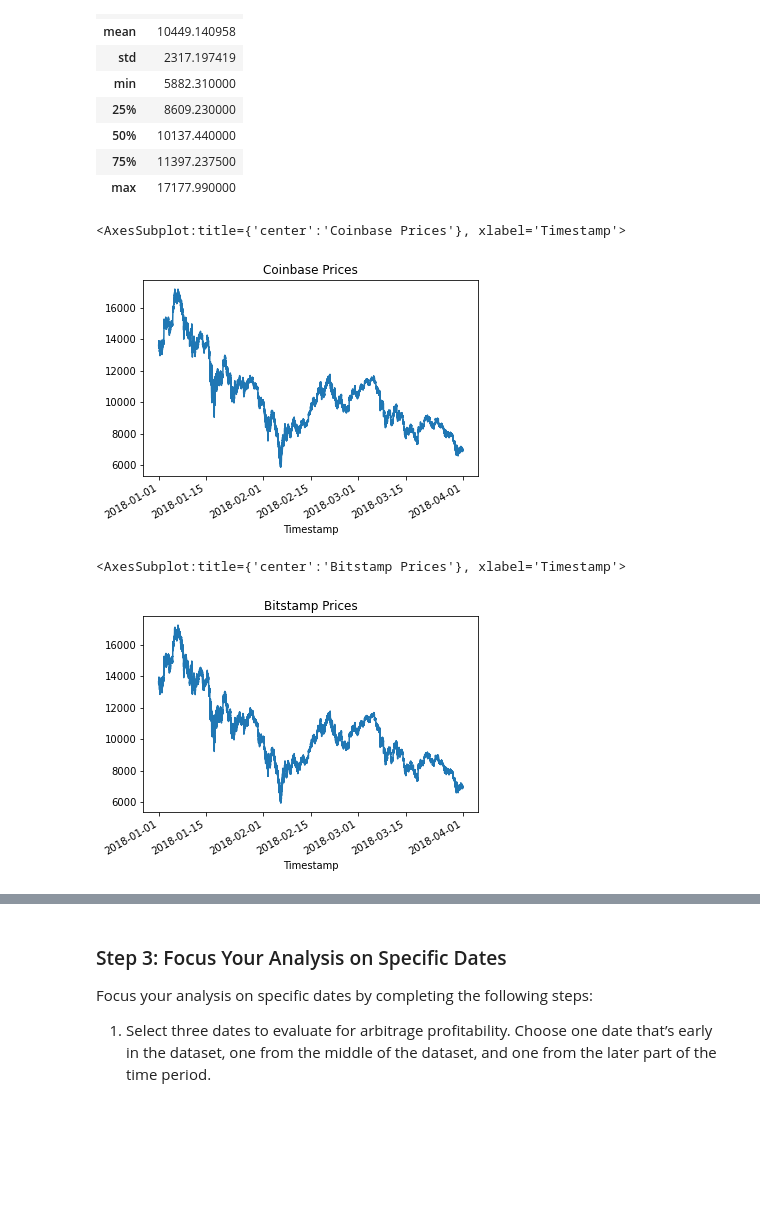
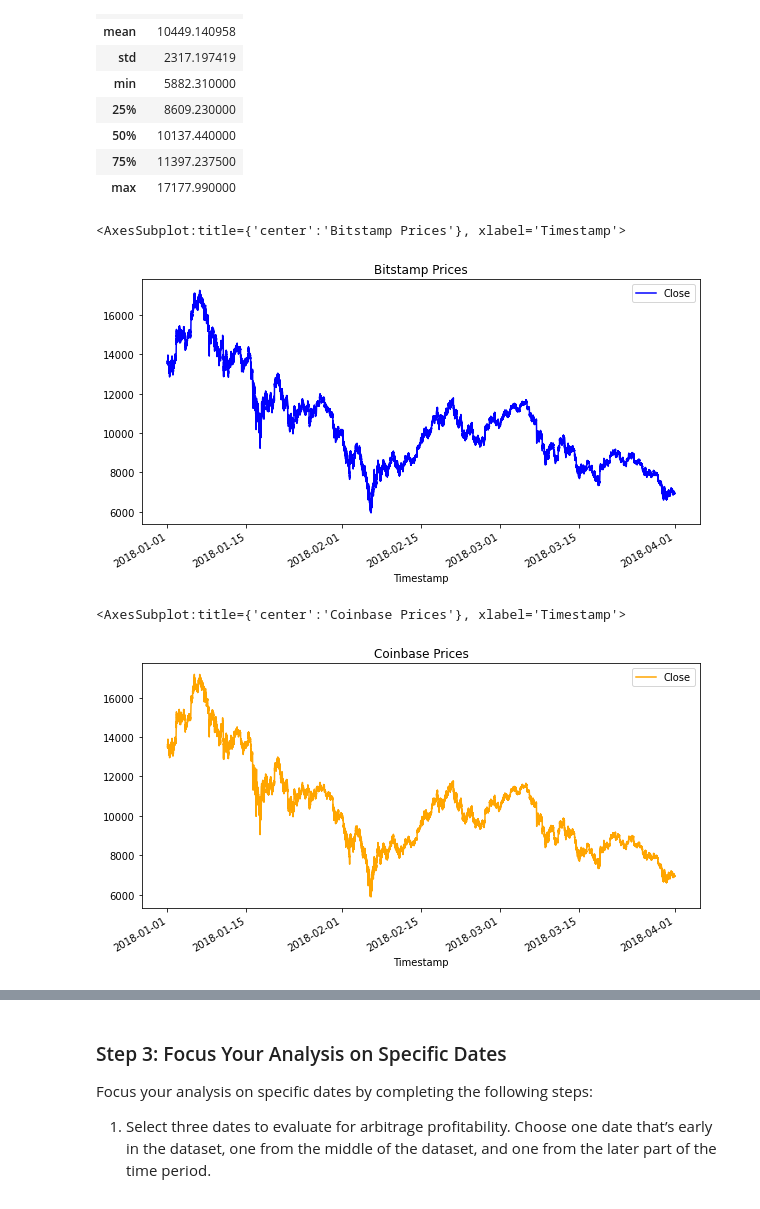
Before and after one commit to tosulai2/Crypto-Arbitrage, a Jupyter notebook: Crypto-Arbitrage/crypto_arbitrage.ipynb, the cells around one changed output, grey strips where cells are left out. Saved outputs shown, nothing was run; the diff lists cells and outputs as text; code cells hidden in the pictures; blank space fills up the shorter version.

```diff
--- a/Crypto-Arbitrage/crypto_arbitrage.ipynb
+++ b/Crypto-Arbitrage/crypto_arbitrage.ipynb
@@ -192,10 +192,12 @@ Select the data you want to analyze. Use `loc` or `iloc` to select the following
 * Close
 # %%
 # Use loc or iloc to select `Timestamp (the index)` and `Close` from bitstamp DataFrame
-bitstamp_sliced = # YOUR CODE HERE
+boolean_filter = [False, False, False, True, False, False, False]
+bitstamp_sliced = bitstamp.loc[:, boolean_filter]
 
 # Review the first five rows of the DataFrame
 # YOUR CODE HERE
+bitstamp_sliced.head(5)
 # %% [output]
 |  | Close |
 | Timestamp |  |
@@ -259,17 +265,21 @@ Sort through the time series data associated with the bitstamp and coinbase Data
 # %%
 # Create a line plot for the bitstamp DataFrame for the full length of time in the dataset
 # Be sure that the figure size, title, and color are tailored to each visualization
 # YOUR CODE HERE
+%matplotlib inline
+bitstamp_sliced.plot(kind ='line', figsize=(10,5), title="Bitstamp Prices", color="blue")
 # %% [output]
-<AxesSubplot:title={'center':'Coinbase Prices'}, xlabel='Timestamp'>
+<AxesSubplot:title={'center':'Bitstamp Prices'}, xlabel='Timestamp'>
-[figure, old version]
+[figure, new version]
 # %%
 # Create a line plot for the coinbase DataFrame for the full length of time in the dataset
 # Be sure that the figure size, title, and color are tailored to each visualization
 # YOUR CODE HERE
+%matplotlib inline
+coinbase_sliced.plot(kind ='line', figsize=(10,5), title="Coinbase Prices", color="orange")
 # %% [output]
-<AxesSubplot:title={'center':'Bitstamp Prices'}, xlabel='Timestamp'>
+<AxesSubplot:title={'center':'Coinbase Prices'}, xlabel='Timestamp'>
-[figure, old version]
+[figure, new version]
 # %%
 # Overlay the visualizations for the bitstamp and coinbase DataFrames in one plot
 # The plot should visualize the prices over the full lenth of the dataset
```
Also changed, not shown: parts of 27 cells of this notebook.
